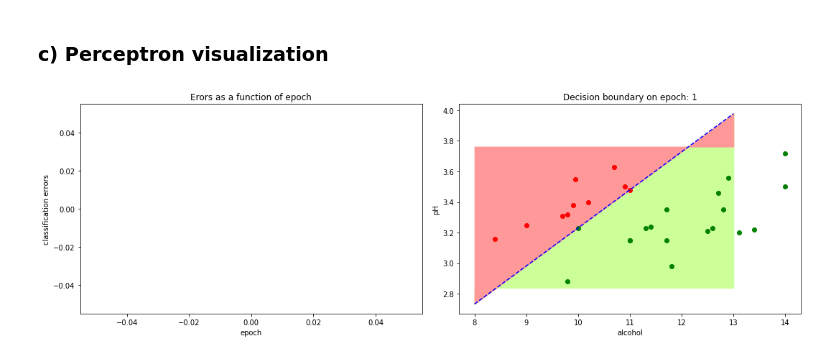
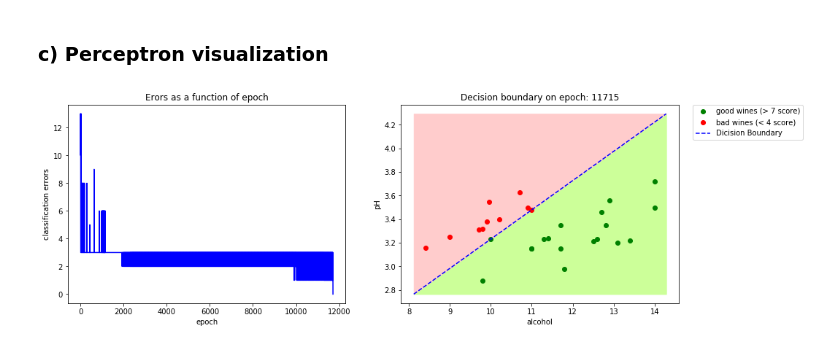
Before and after one commit to aspyltsov65/-ft_sommelier, a Jupyter notebook: python_env/ft_sommelier.ipynb, the cells around one changed output. Drawn from its saved outputs; the diff is of its cells as text; code cells hidden in the pictures.

Commit message:
finished visualization of perceptron learning logic

```diff
--- a/python_env/ft_sommelier.ipynb
+++ b/python_env/ft_sommelier.ipynb
@@ -101,7 +101,7 @@ def learning_perceptron(Xn, Dn, epochs):
 
     current_epoch = 0
     performance = []
-    lr = 0.008
+    lr = 0.08
     n = len(Xn)
     #learning
     while True:
@@ -168,49 +168,45 @@ def plot_performance(performance, wine_data, good_thresh, bad_thresh, epoch=-1,
     #plot decision boundary on epoch
 
     #add good and bad values at our plot     #remake this as function
-    good = wine_data.quality > 7
-    bad = wine_data.quality < 4
+    good = wine_data.quality > good_thresh
+    bad = wine_data.quality < bad_thresh
 
     count_good = wine_data[good].index
     count_bad = wine_data[bad].index
 
     x1 = wine_data.iloc[count_good, 10] # correct this ~~~~~~~~~~~~~~~~~~~~~~~~~~~~~
     y1 = wine_data.iloc[count_good, 8]
 
     x2 = wine_data.iloc[count_bad, 10]
     y2 = wine_data.iloc[count_bad, 8]
 
+    # Create dicision boundary plot
     axes[1].set_title("Decision boundary on epoch: {}".format(len_per))
-    axes[1].plot(x1, y1, 'go', x2, y2, 'ro')
+    axes[1].plot(x1, y1, 'go', label='good wines (> {} score)'.format(good_thresh))
+    axes[1].plot(x2, y2, 'ro', label='bad wines (< {} score)'.format(bad_thresh))
     axes[1].set_xlabel("alcohol")
     axes[1].set_ylabel("pH")
 
     x_min, x_max = axes[1].get_xlim()
-    y_min, y_max = axes[1].get_ylim()
 
     slope = -(b / W2) / (b / W1)
     intercept = -b / W2
-    x_coords = range(int(x_min), int(x_max))
-    y_coords = slope * x_coords + intercept
 
-#     y_min = (-(b / W[1]) / (b / W[0])) * x_min + (-b / W[1])
-#     y_max = (-(b / W[1]) / (b / W[0])) * x_max + (-b / W[1])
-    axes[1].plot(x_coords, y_coords, 'b--')
-    axes[1].fill_between(x_coords, y_coords, y_min, color='#ccff99')
-    axes[1].fill_between(x_coords, y_coords, y_max, color='#ff9999')
-    #decision boundary
-#     l = mlines.Line2D([x_min, x_max], [y_min, y_max], linestyle='--')
-#     axes[1].add_line(l)
+    x_coords = [x_min, x_max]
+    y_coords = [slope * i + intercept for i in x_coords]
 
-    #Create 'good' and 'bad' areas
+    axes[1].plot(x_coords, y_coords, 'b--', label='Dicision Boundary')
+    axes[1].fill_between(x_coords, y_coords,  y_coords[0], color='#ccff99')
+    axes[1].fill_between(x_coords, y_coords,  y_coords[1], color='#ffcccc')
 
 #add legend
-    fig.tight_layout()
-    plt.show()
+    axes[1].legend(bbox_to_anchor=(1.05, 1), loc='upper left', borderaxespad=0.)
 
     if(save_plot):
         fig.savefig('learning_to_perceptron.png')
 
+    plt.show()
+
 plot_performance(performance, wine_data, 7, 4)
 # %% [output]
-[figure, old version]
+[figure, new version]
```
Also changed, not shown: parts of 4 cells of this notebook.
